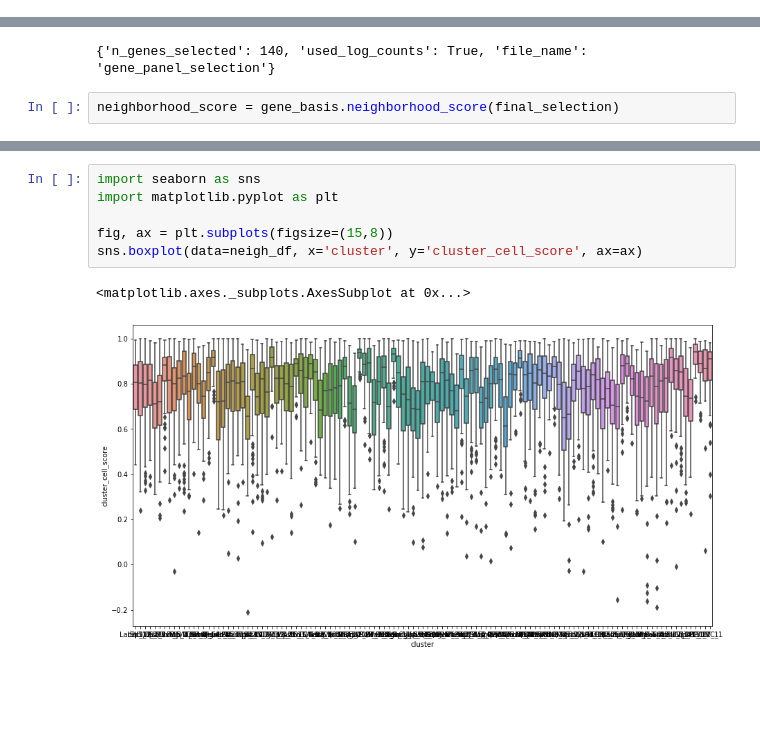
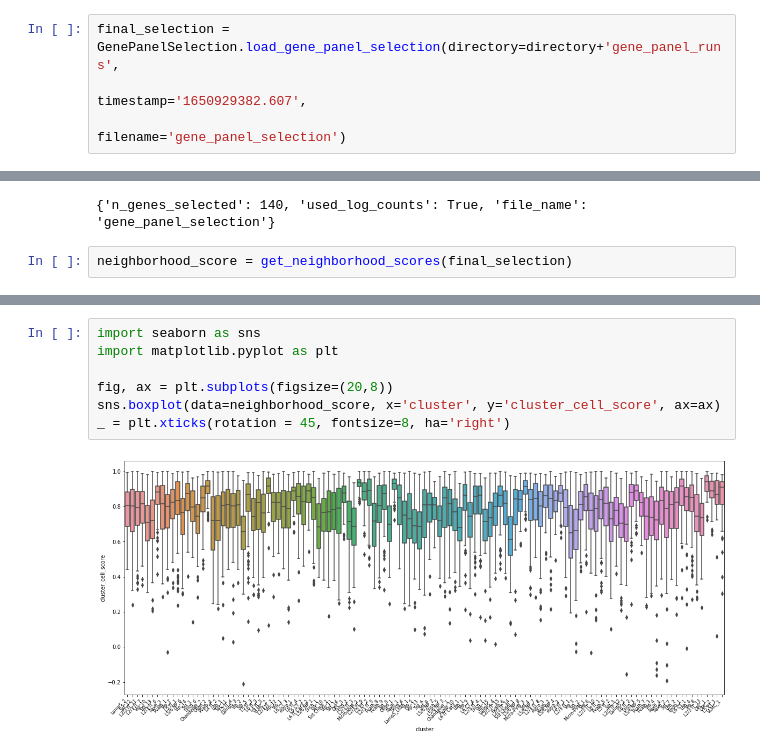
Before and after one commit to AllenInstitute/spots-in-space, a Jupyter notebook: code/gene_panel_selection/geneBasis-cortical-macaque.ipynb, the cells around one changed output, grey strips where cells are left out. Saved outputs shown, nothing was run; the diff lists cells and outputs as text; blank space fills up the shorter version.

Commit message:
updates to gene panel evaluation

```diff
--- a/code/gene_panel_selection/geneBasis-cortical-macaque.ipynb
+++ b/code/gene_panel_selection/geneBasis-cortical-macaque.ipynb
@@ -65,9 +65,13 @@ New gene is added: CSMD2. 3 left.
 New gene is added: NDST3. 2 left.
 New gene is added: LOC107000617. 1 left.
 New gene is added: FNBP1L. 0 left.
+# %%
+final_selection = GenePanelSelection.load_gene_panel_selection(directory=directory+'gene_panel_runs',
+                                                               timestamp='1650929382.607',
+                                                               filename='gene_panel_selection')
 # %%
 final_selection.report()
 # %% [output]
 {'n_genes_selected': 140, 'used_log_counts': True, 'file_name': 'gene_panel_selection'}
 # %%
-neighborhood_score = gene_basis.neighborhood_score(final_selection)
+neighborhood_score = get_neighborhood_scores(final_selection)
@@ -74,10 +97,10 @@ neighborhood_score = gene_basis.neighborhood_score(final_selection)
 # %%
 import seaborn as sns
 import matplotlib.pyplot as plt
 
-fig, ax = plt.subplots(figsize=(15,8))
-sns.boxplot(data=neigh_df, x='cluster', y='cluster_cell_score', ax=ax)
+fig, ax = plt.subplots(figsize=(20,8))
+sns.boxplot(data=neighborhood_score, x='cluster', y='cluster_cell_score', ax=ax)
+_ = plt.xticks(rotation = 45, fontsize=8, ha='right')
 # %% [output]
-<matplotlib.axes._subplots.AxesSubplot at 0x...>
-[figure, old version]
+[figure, new version]
 # %%
```
Also changed, not shown: parts of 3 cells of this notebook, 1 other file.
